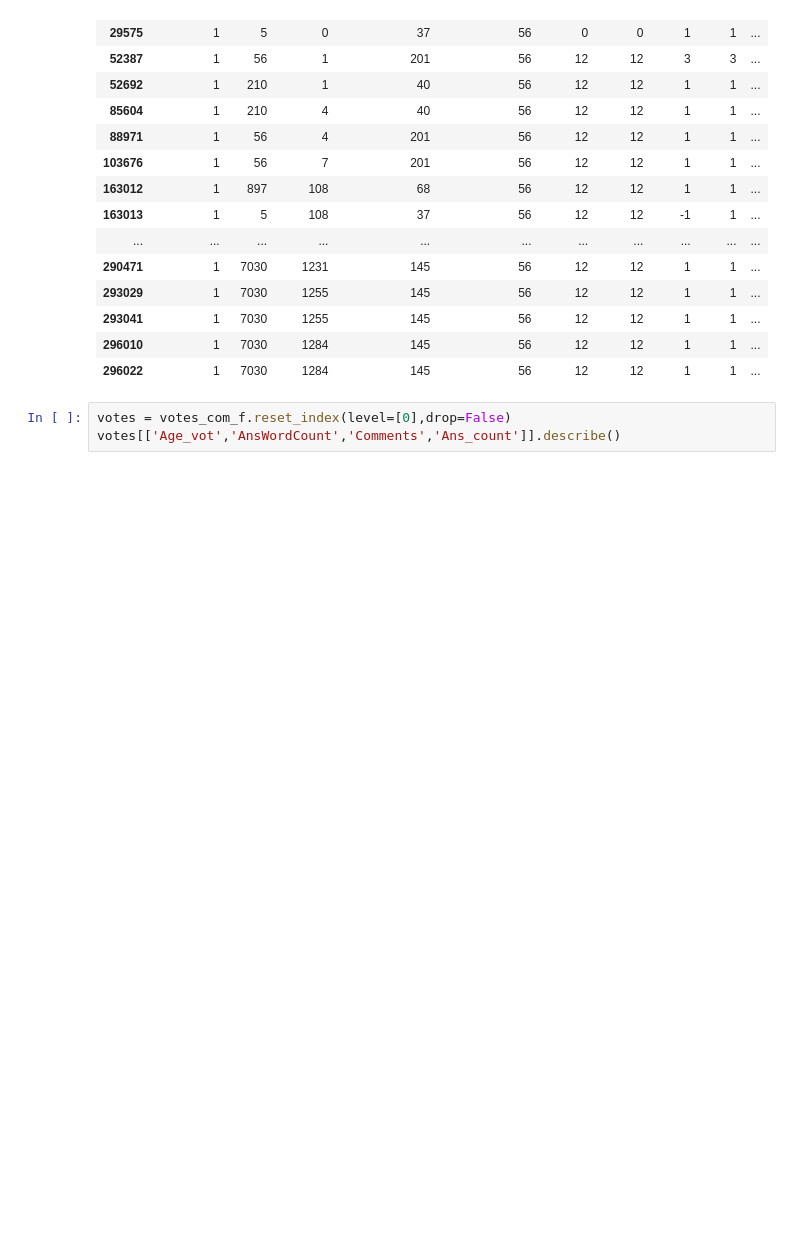
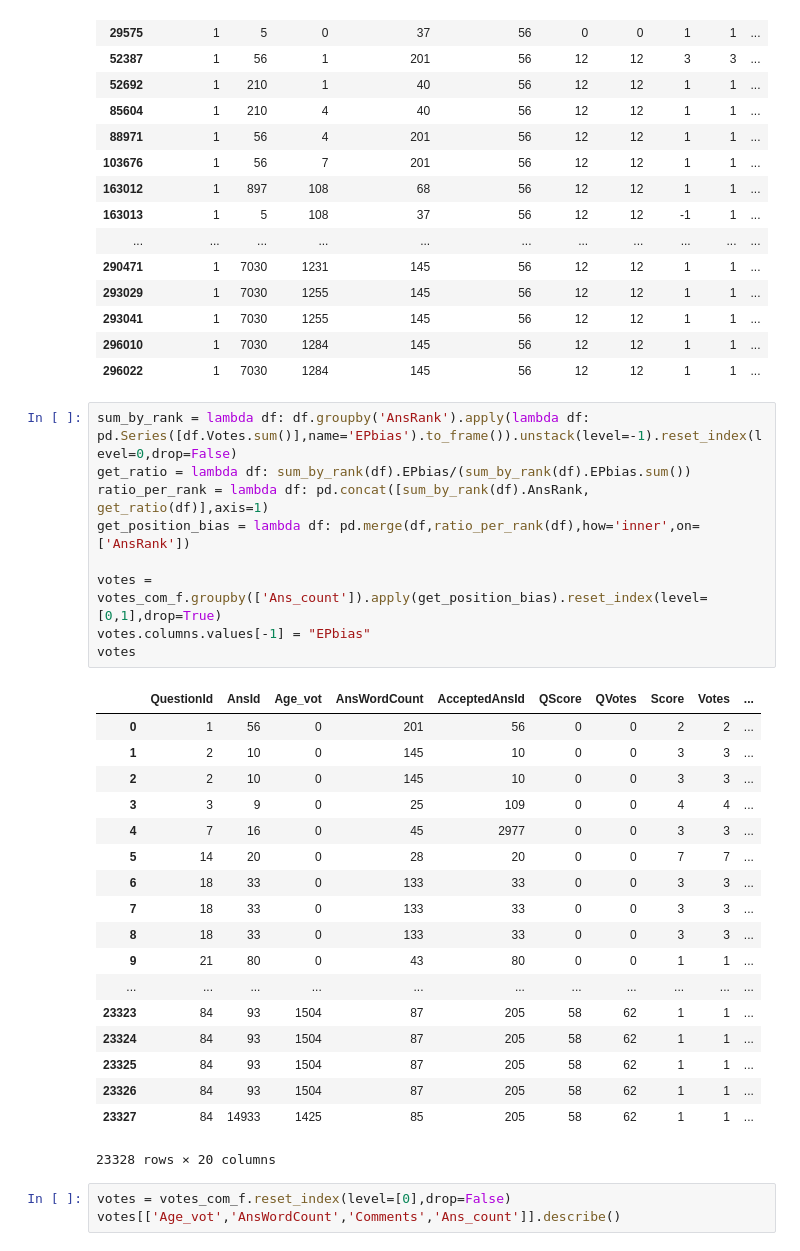
Before and after one commit to JoelDan192/Predictive-model-for-the-voting-system-in-SE-network, a Jupyter notebook: spanish_site/Answer_votes.ipynb, the cells around one changed output. Cells and saved outputs as stored; diff of their text form; blank space fills up the shorter version.

Commit message:
Position bias calculated with empirical voting data (EPbias) one distribution per Total number of answers in question (varies with time for a given post).

```diff
--- a/spanish_site/Answer_votes.ipynb
+++ b/spanish_site/Answer_votes.ipynb
@@ -378,6 +378,34 @@ votes_com_f.head(20)
 | 293041 | 1 | 7030 | 1255 | 145 | 56 | 12 | 12 | 1 | 1 | ... |
 | 296010 | 1 | 7030 | 1284 | 145 | 56 | 12 | 12 | 1 | 1 | ... |
 | 296022 | 1 | 7030 | 1284 | 145 | 56 | 12 | 12 | 1 | 1 | ... |
+# %%
+sum_by_rank = lambda df: df.groupby('AnsRank').apply(lambda df: pd.Series([df.Votes.sum()],name='EPbias').to_frame()).unstack(level=-1).reset_index(level=0,drop=False)
+get_ratio = lambda df: sum_by_rank(df).EPbias/(sum_by_rank(df).EPbias.sum())
+ratio_per_rank = lambda df: pd.concat([sum_by_rank(df).AnsRank, get_ratio(df)],axis=1)
+get_position_bias = lambda df: pd.merge(df,ratio_per_rank(df),how='inner',on=['AnsRank'])
+
+votes = votes_com_f.groupby(['Ans_count']).apply(get_position_bias).reset_index(level=[0,1],drop=True)
+votes.columns.values[-1] = "EPbias"
+votes
+# %% [output]
+|  | QuestionId | AnsId | Age_vot | AnsWordCount | AcceptedAnsId | QScore | QVotes | Score | Votes | ... |
+| 0 | 1 | 56 | 0 | 201 | 56 | 0 | 0 | 2 | 2 | ... |
+| 1 | 2 | 10 | 0 | 145 | 10 | 0 | 0 | 3 | 3 | ... |
+| 2 | 2 | 10 | 0 | 145 | 10 | 0 | 0 | 3 | 3 | ... |
+| 3 | 3 | 9 | 0 | 25 | 109 | 0 | 0 | 4 | 4 | ... |
+| 4 | 7 | 16 | 0 | 45 | 2977 | 0 | 0 | 3 | 3 | ... |
+| 5 | 14 | 20 | 0 | 28 | 20 | 0 | 0 | 7 | 7 | ... |
+| 6 | 18 | 33 | 0 | 133 | 33 | 0 | 0 | 3 | 3 | ... |
+| 7 | 18 | 33 | 0 | 133 | 33 | 0 | 0 | 3 | 3 | ... |
+| 8 | 18 | 33 | 0 | 133 | 33 | 0 | 0 | 3 | 3 | ... |
+| 9 | 21 | 80 | 0 | 43 | 80 | 0 | 0 | 1 | 1 | ... |
+| ... | ... | ... | ... | ... | ... | ... | ... | ... | ... | ... |
+| 23323 | 84 | 93 | 1504 | 87 | 205 | 58 | 62 | 1 | 1 | ... |
+| 23324 | 84 | 93 | 1504 | 87 | 205 | 58 | 62 | 1 | 1 | ... |
+| 23325 | 84 | 93 | 1504 | 87 | 205 | 58 | 62 | 1 | 1 | ... |
+| 23326 | 84 | 93 | 1504 | 87 | 205 | 58 | 62 | 1 | 1 | ... |
+| 23327 | 84 | 14933 | 1425 | 85 | 205 | 58 | 62 | 1 | 1 | ... |
+23328 rows × 20 columns
 # %%
 votes = votes_com_f.reset_index(level=[0],drop=False)
 votes[['Age_vot','AnsWordCount','Comments','Ans_count']].describe()
```
Also changed, not shown: 1 other file.
